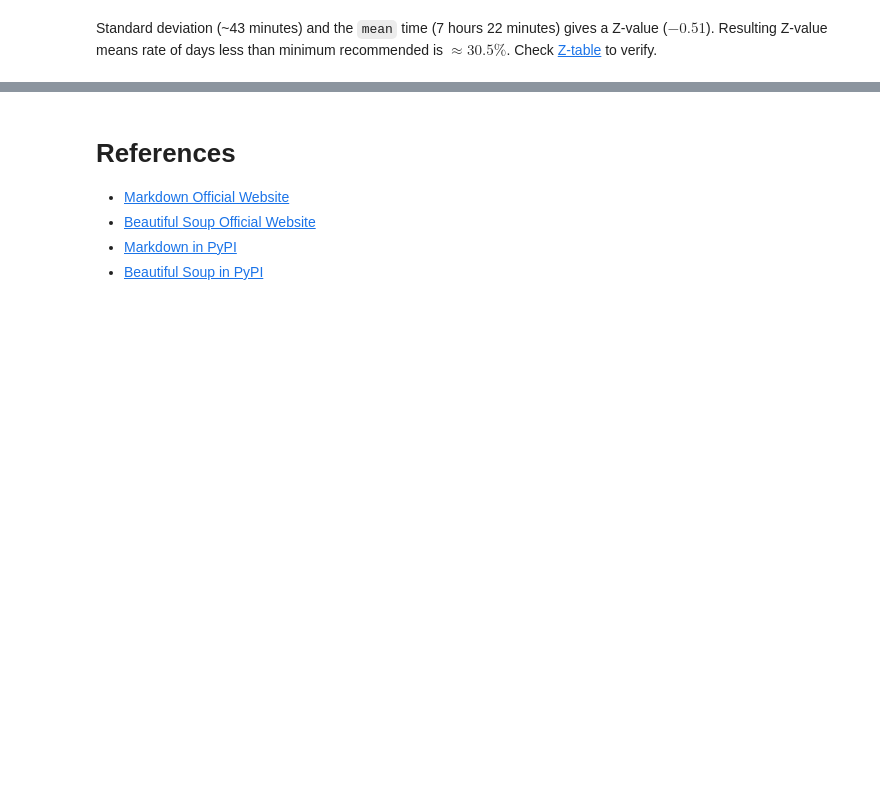
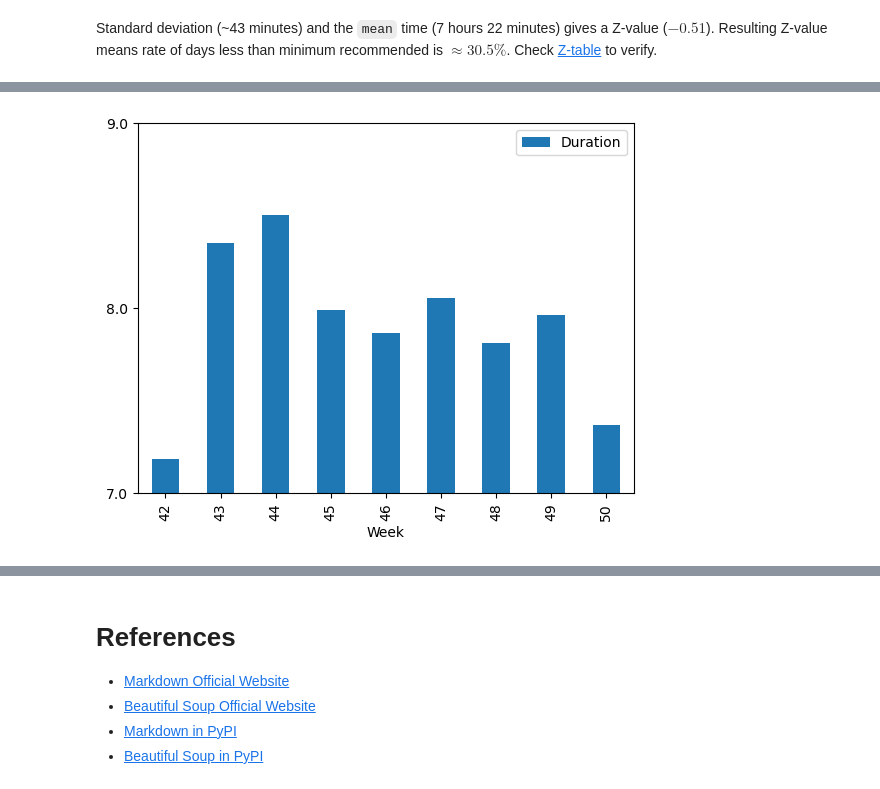
Before and after one commit to philexfertich/sleep-logs-eda, a Jupyter notebook: analysis.ipynb, the cells around one changed output, grey strips where cells are left out. Drawn from its saved outputs; the diff is of its cells as text; code cells hidden in the pictures; blank space fills up the shorter version.

```diff
--- a/analysis.ipynb
+++ b/analysis.ipynb
@@ -124,0 +145,32 @@ for date, duration, note in tbl:
+# %%
+df = (
+    sl[['Duration']]
+    .map(lambda td: td.seconds / (60 * 60))
+    .assign(**{
+        'Week': sl.index.isocalendar().week,
+    })
+    .groupby('Week')
+    .mean()
+)
+
+import numpy as np
+import decorate
+
+COL = 'Duration'
+lowest = decorate.get_quartile(df, '25%', column=COL)
+highest = (decorate.get_quartile(df, '75%', column=COL) + 1)
+del COL
+
+df = df.map(lambda h: h)
+ax = df.plot.bar()
+
+ax.set_ylim(lowest, highest)
+
+ax.set_yticks(
+    np.linspace(lowest, highest, 3),
+    labels=np.linspace(lowest, highest, 3)
+)
+
+plt.show()
+# %% [output]
+[figure, added]
```
Also changed, not shown: parts of 14 cells of this notebook, 1 other file.
